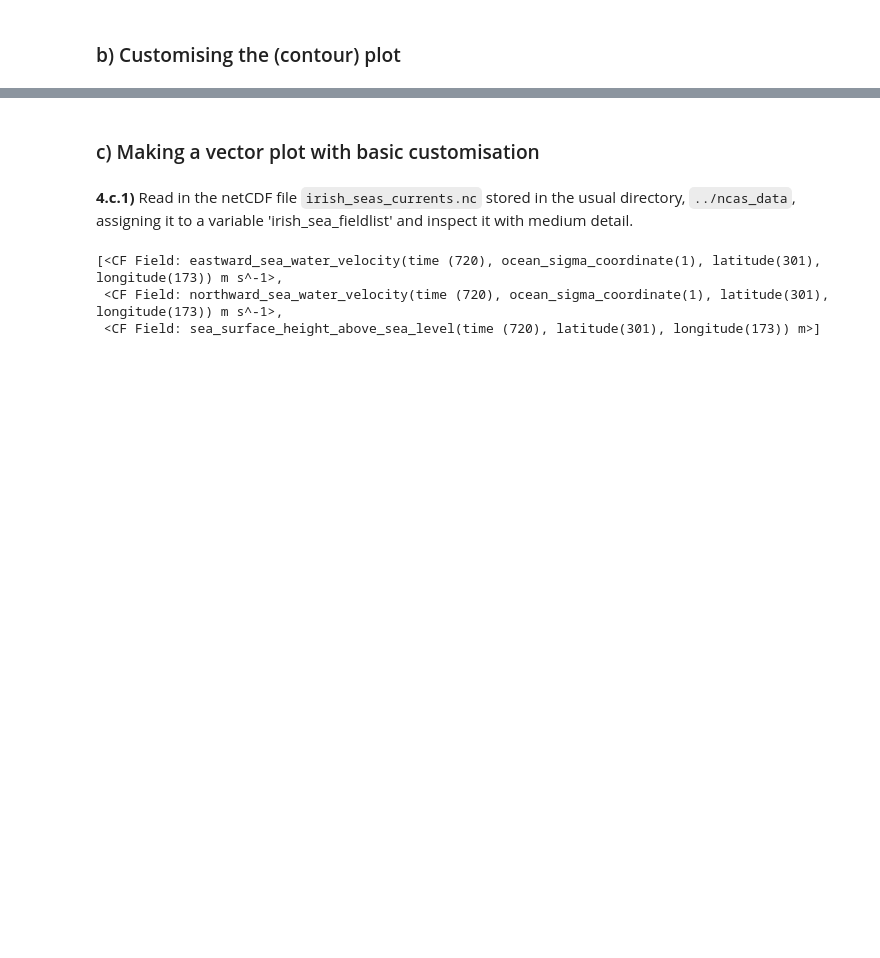
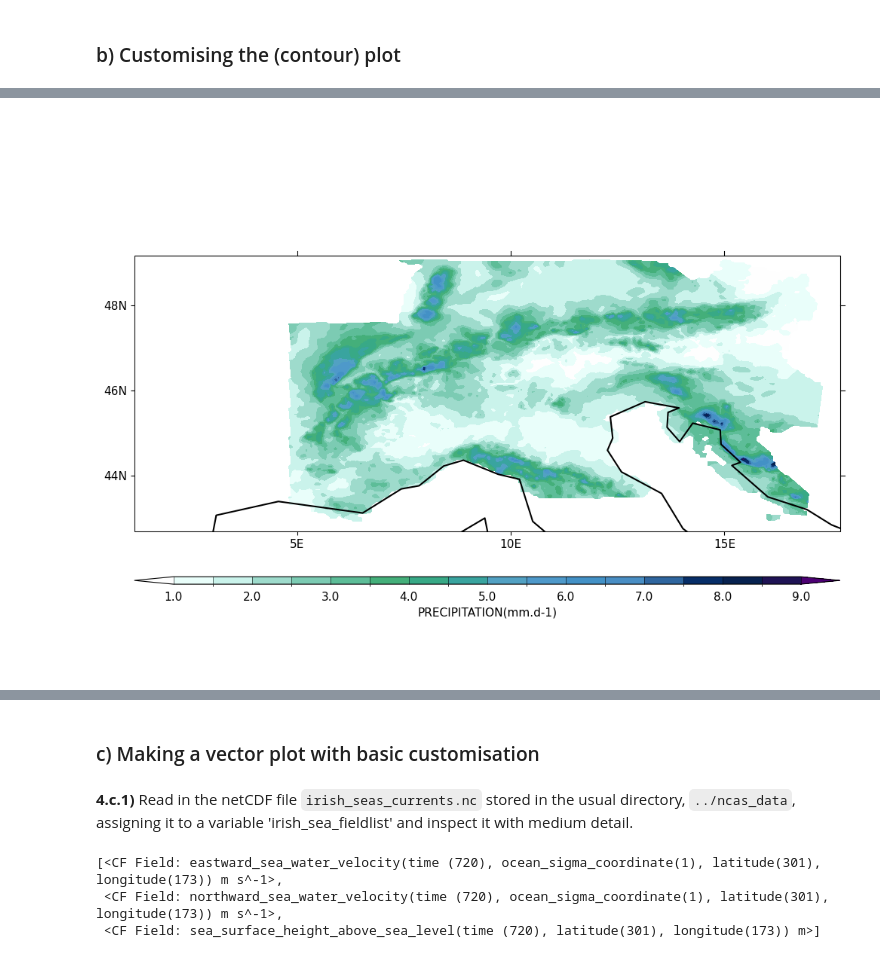
Before and after one commit to NCAS-CMS/cf-tools-training, a Jupyter notebook: new_course/practical_for_intro_to_ncas_cf_data_tools.ipynb, the cells around one changed output, grey strips where cells are left out. Saved outputs shown, nothing was run; the diff lists cells and outputs as text; code cells hidden in the pictures; blank space fills up the shorter version.

```diff
--- a/new_course/practical_for_intro_to_ncas_cf_data_tools.ipynb
+++ b/new_course/practical_for_intro_to_ncas_cf_data_tools.ipynb
@@ -458,0 +469,5 @@ Dimension coords: time(47) = [2014-06-06 00:00:00, ..., 2014-07-22 00:00:00]
+# %%
+cfp.cscale("precip4_11lev")  # or another choice of valid colour map string argument
+cfp.con(field_4, lines=False)
+# %% [output]
+[figure, added]
```
Also changed, not shown: parts of 19 cells of this notebook.
